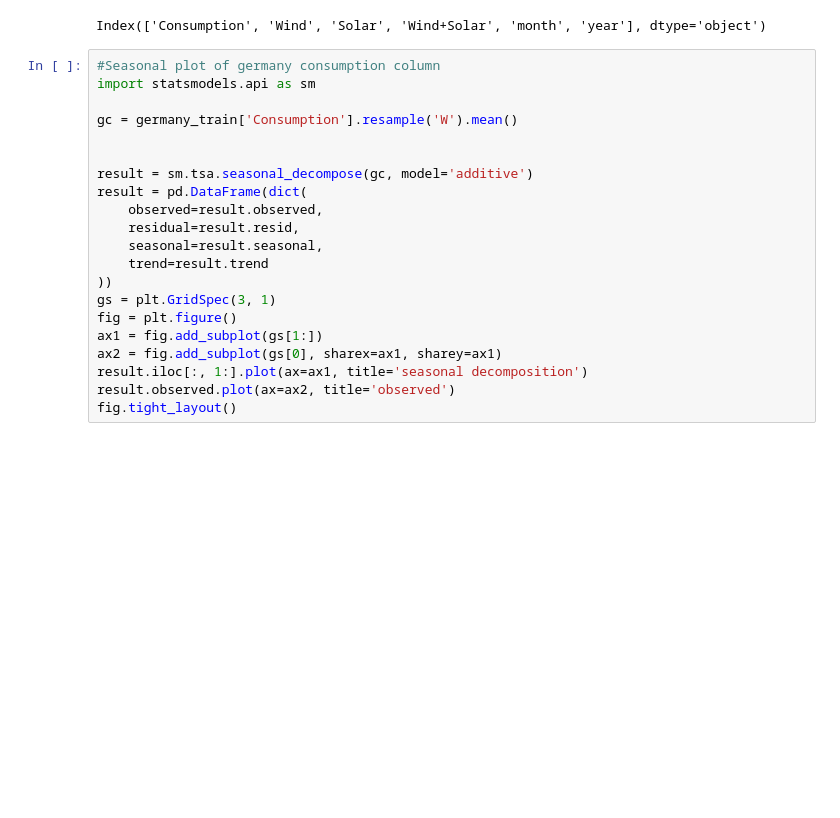
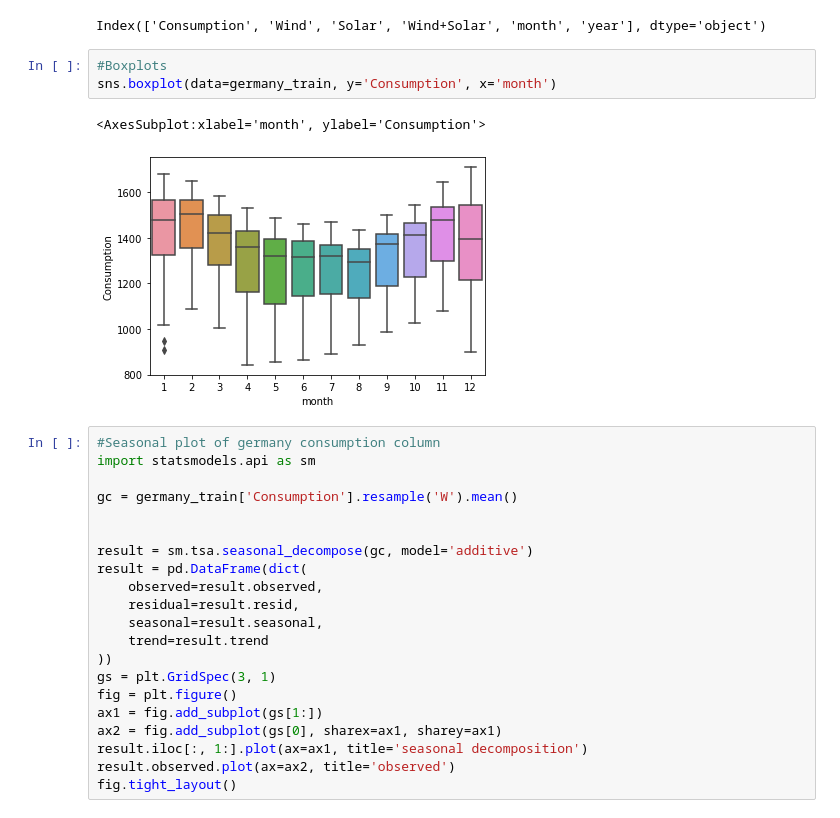
Before and after one commit to LinhQuach13/time-series-exercises, a Jupyter notebook: explore.ipynb, the cells around one changed output. Saved outputs shown, nothing was run; the diff lists cells and outputs as text; blank space fills up the shorter version.

```diff
--- a/explore.ipynb
+++ b/explore.ipynb
@@ -329,6 +329,12 @@ germany_test = germany_df[test_start_index:] # everything from the test_start_in
 germany_train.columns
 # %% [output]
 Index(['Consumption', 'Wind', 'Solar', 'Wind+Solar', 'month', 'year'], dtype='object')
+# %%
+#Boxplots
+sns.boxplot(data=germany_train, y='Consumption', x='month')
+# %% [output]
+<AxesSubplot:xlabel='month', ylabel='Consumption'>
+[figure, added]
 # %%
 #Seasonal plot of germany consumption column
 import statsmodels.api as sm
```
